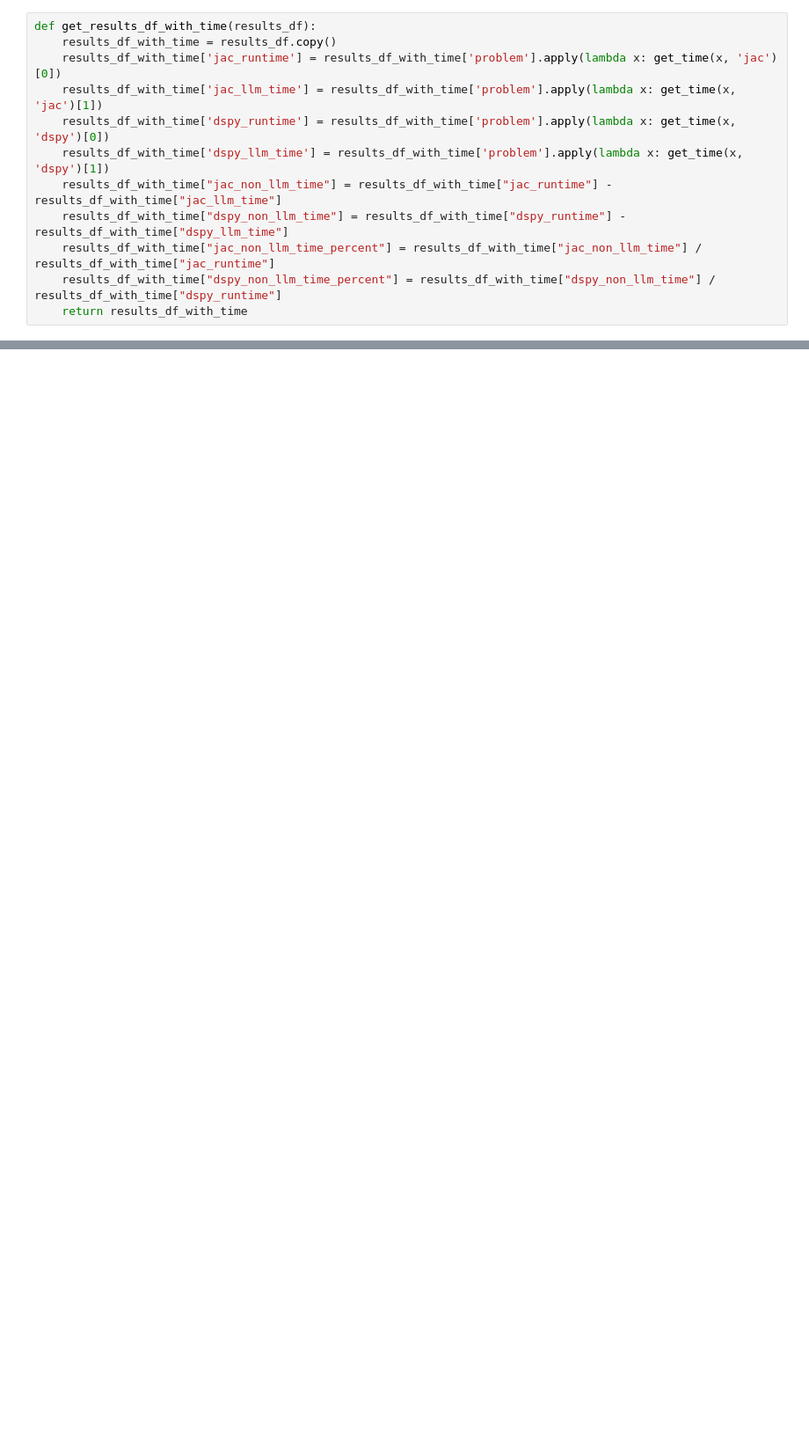
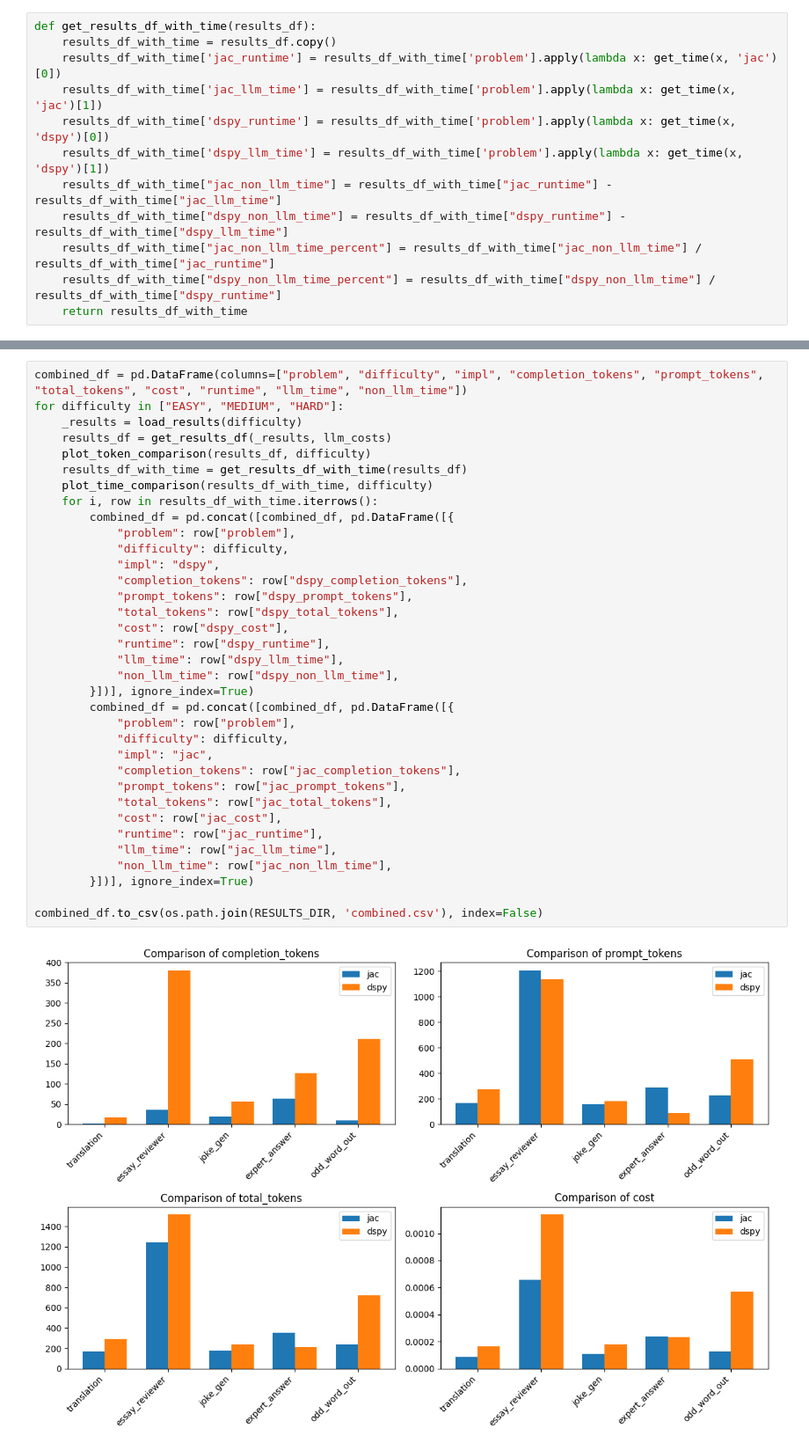
Before and after one commit to Jaseci-Labs/mtllm-evaluation, a Jupyter notebook: analysis.ipynb, the cells around one changed output, grey strips where cells are left out. Shown at 88% size. Saved outputs shown, nothing was run; the diff lists cells and outputs as text; blank space fills up the shorter version.

```diff
--- a/analysis.ipynb
+++ b/analysis.ipynb
@@ -400,0 +338,37 @@ wikipedia dspy 20.572166717999966
+# %%
+combined_df = pd.DataFrame(columns=["problem", "difficulty", "impl", "completion_tokens", "prompt_tokens", "total_tokens", "cost", "runtime", "llm_time", "non_llm_time"])
+for difficulty in ["EASY", "MEDIUM", "HARD"]:
+    _results = load_results(difficulty)
+    results_df = get_results_df(_results, llm_costs)
+    plot_token_comparison(results_df, difficulty)
+    results_df_with_time = get_results_df_with_time(results_df)
+    plot_time_comparison(results_df_with_time, difficulty)
+    for i, row in results_df_with_time.iterrows():
+        combined_df = pd.concat([combined_df, pd.DataFrame([{
+            "problem": row["problem"],
+            "difficulty": difficulty,
+            "impl": "dspy",
+            "completion_tokens": row["dspy_completion_tokens"],
+            "prompt_tokens": row["dspy_prompt_tokens"],
+            "total_tokens": row["dspy_total_tokens"],
+            "cost": row["dspy_cost"],
+            "runtime": row["dspy_runtime"],
+            "llm_time": row["dspy_llm_time"],
+            "non_llm_time": row["dspy_non_llm_time"],
+        }])], ignore_index=True)
+        combined_df = pd.concat([combined_df, pd.DataFrame([{
+            "problem": row["problem"],
+            "difficulty": difficulty,
+            "impl": "jac",
+            "completion_tokens": row["jac_completion_tokens"],
+            "prompt_tokens": row["jac_prompt_tokens"],
+            "total_tokens": row["jac_total_tokens"],
+            "cost": row["jac_cost"],
+            "runtime": row["jac_runtime"],
+            "llm_time": row["jac_llm_time"],
+            "non_llm_time": row["jac_non_llm_time"],
+        }])], ignore_index=True)
+
+combined_df.to_csv(os.path.join(RESULTS_DIR, 'combined.csv'), index=False)
+# %% [output]
+[figure, added]
```
Also changed, not shown: parts of 13 cells of this notebook, 36 other files.
